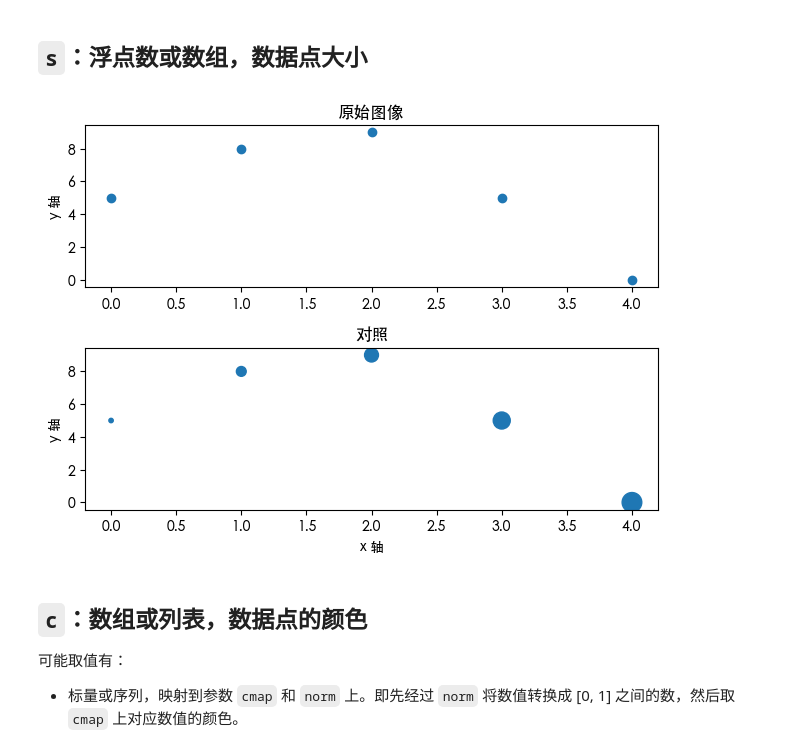
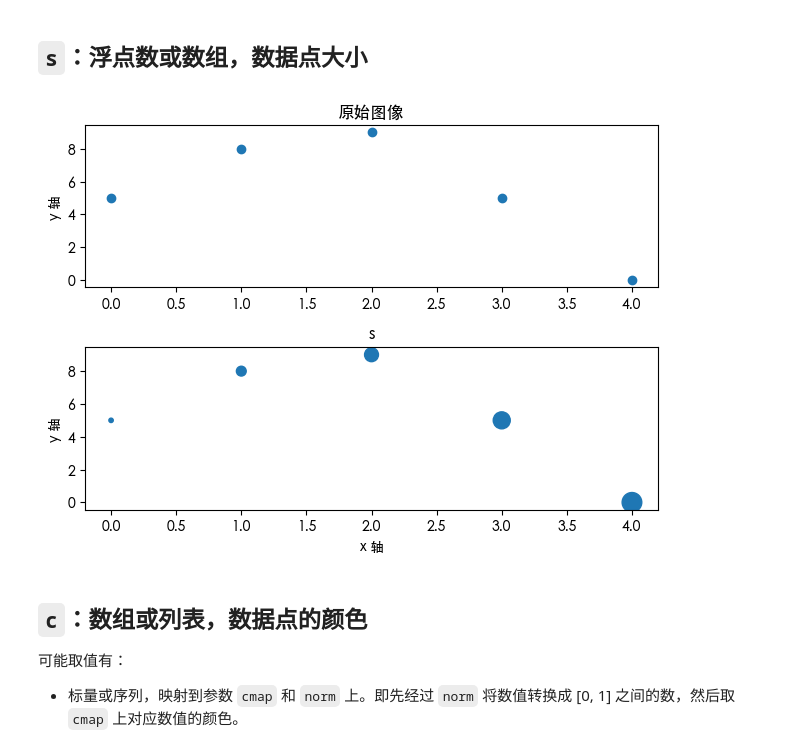
Before and after one commit to vincent507cpu/mastering_matplotlib, a Jupyter notebook: chapter_01/03_scatter_plot.ipynb, the cells around one changed output. Saved outputs shown, nothing was run; the diff lists cells and outputs as text; code cells hidden in the pictures.

```diff
--- a/chapter_01/03_scatter_plot.ipynb
+++ b/chapter_01/03_scatter_plot.ipynb
@@ -69,19 +58,20 @@ plt.show()
 # %%
 fig, (ax1, ax2) = plt.subplots(2)
 
 ax1.scatter(df['x'], df['y']) # 显式传入 x，y
 ax1.set_ylabel('y 轴')
 ax1.set_title('原始图像')
 
 ax2.scatter(df['x'], df['y'], s=[10, 50, 100, 150, 200])
 ax2.set_xlabel('x 轴')
 ax2.set_ylabel('y 轴')
-ax2.set_title('对照')
+ax2.set_title('s')
 
 fig.tight_layout()
+plt.savefig('03.png')
 plt.show()
 # %% [output]
-[figure, old version]
+[figure, new version]
 # %% [markdown]
 ## `c`：数组或列表，数据点的颜色
 可能取值有：
```
Also changed, not shown: parts of 19 cells of this notebook.
